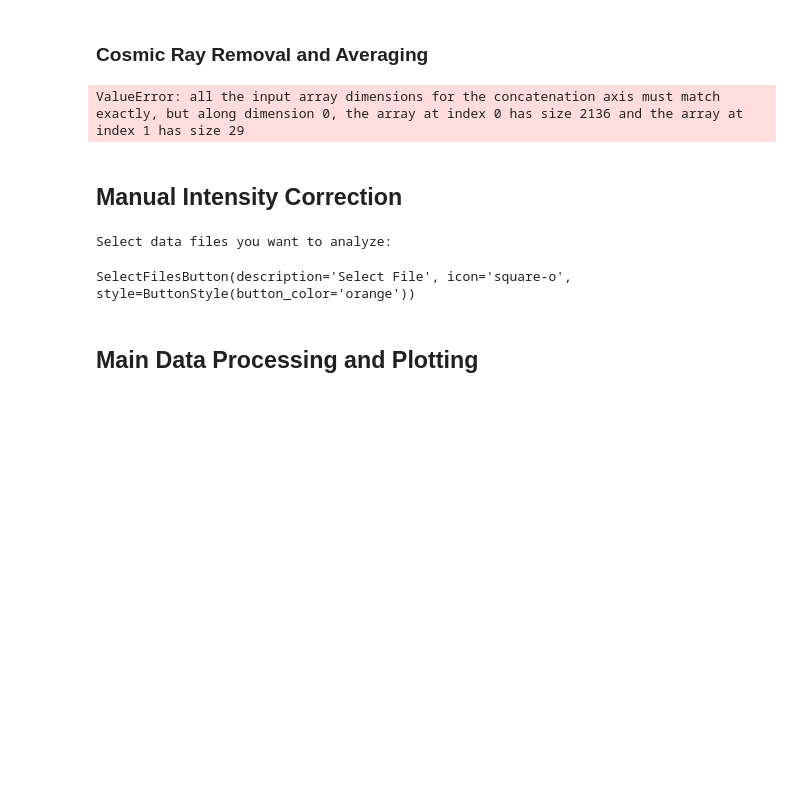
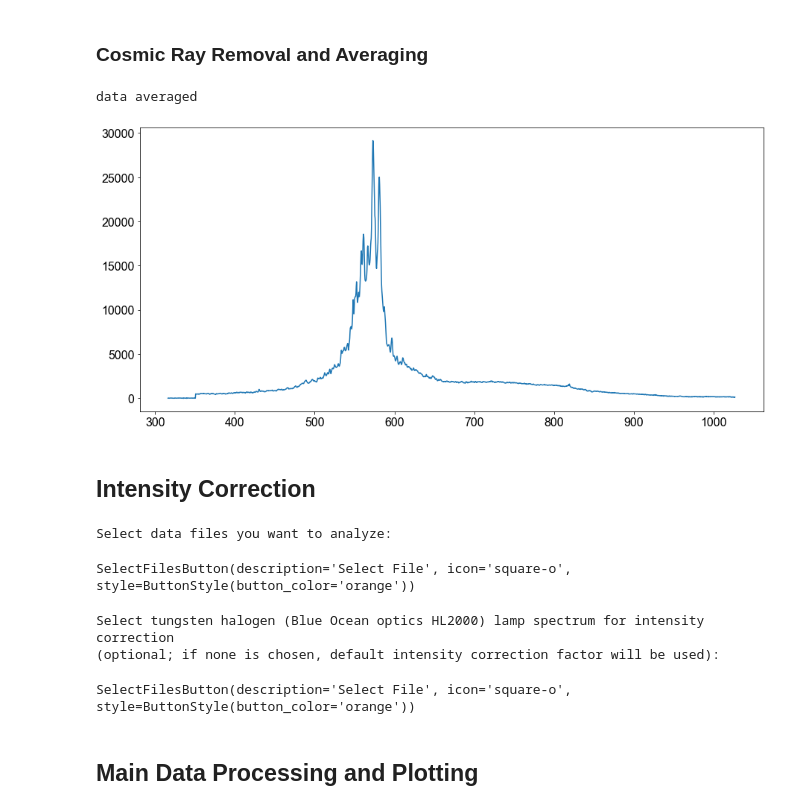
Before and after one commit to professorchaman/Plancks_Analysis, a Jupyter notebook: General Plotting and Data Analysis - CG_05142023.ipynb, the cells around one changed output. Drawn from its saved outputs; the diff is of its cells as text; code cells hidden in the pictures; blank space fills up the shorter version.

```diff
--- a/General Plotting and Data Analysis - CG_05142023.ipynb
+++ b/General Plotting and Data Analysis - CG_05142023.ipynb
@@ -117,29 +160,30 @@ SelectFilesButton(description='Select File', icon='square-o', style=ButtonStyle(
 # %%
 do_cosmic_rays_removal = 'n'
 if do_cosmic_rays_removal == 'y':
     x_data, cosmic_removed_data = remove_cosmic_rays(cleanFiles,batching=False,batch_size=3,average=False)
     print("cosmic rays removed")
 
     plt.plot(x_data,cosmic_removed_data)
     plt.show()
 
 do_data_averaging = 'y'
 if do_data_averaging == 'y':
-    x_data, averaged_data = data_averaging(cleanFiles,average=True,batching=True,batch_size=5)
+    x_data, averaged_data = data_averaging(cleanFiles,batching=True,batch_size=5, final_file_name='CSA-Exp_13-LHR2-round_1')
     print("data averaged")
 
     plt.plot(x_data,averaged_data)
     plt.show()
 # %% [output]
-ValueError: all the input array dimensions for the concatenation axis must match exactly, but along dimension 0, the array at index 0 has size 2136 and the array at index 1 has size 29
+data averaged
+[figure, added]
 # %% [markdown]
-## Manual Intensity Correction
+## Intensity Correction
 # %%
 print("Select data files you want to analyze: ")
 selectFiles = SelectFilesButton()
 display(selectFiles)
 
-do_intensity_correction = 'n'
+do_intensity_correction = 'y'
 
 if do_intensity_correction == 'y':
     print("\nSelect tungsten halogen (Blue Ocean optics HL2000) lamp spectrum for intensity correction \n(optional; if none is chosen, default intensity correction factor will be used): ")
@@ -150,6 +194,9 @@ else:
 # %% [output]
 Select data files you want to analyze:
 SelectFilesButton(description='Select File', icon='square-o', style=ButtonStyle(button_color='orange'))
+Select tungsten halogen (Blue Ocean optics HL2000) lamp spectrum for intensity correction
+(optional; if none is chosen, default intensity correction factor will be used):
+SelectFilesButton(description='Select File', icon='square-o', style=ButtonStyle(button_color='orange'))
 # %% [markdown]
 ## Main Data Processing and Plotting
 # %%
```
Also changed, not shown: parts of 14 cells of this notebook, 1 other file.
